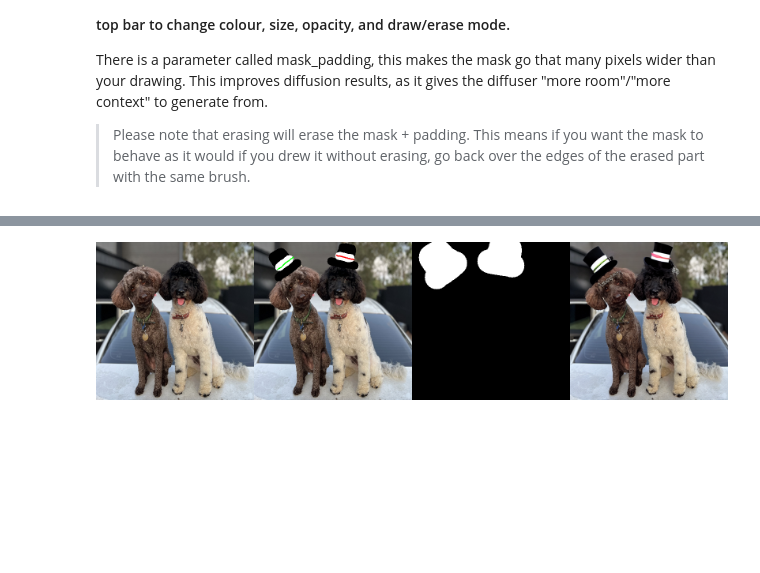
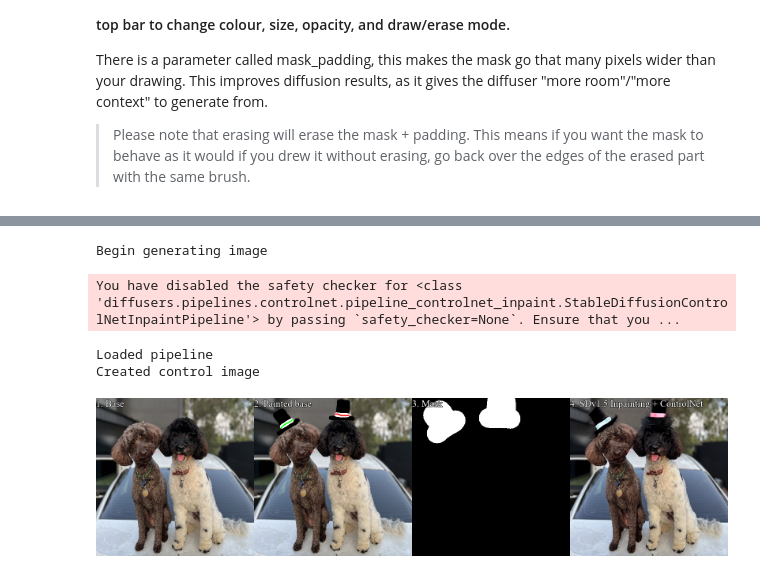
Before and after one commit to jasperchongcode/diffuser-painting, a Jupyter notebook: image_editor.ipynb, the cells around one changed output, grey strips where cells are left out. Cells and saved outputs as stored; diff of their text form; code cells hidden in the pictures; blank space fills up the shorter version.

```diff
--- a/image_editor.ipynb
+++ b/image_editor.ipynb
@@ -36,18 +35,23 @@ make_image_grid([window.get_base_pil(), img, mask], rows=1, cols=3)
 
 5. `upscaling_factor` is a trick I stumbled upon by accident (though I'm sure I'm not the first to use it), in which generating the inpainting at a higher resolution than the image generates *significantly* better results. I find this to be especially true for "harder" or more vague prompts (stuff the model is less likely to of trained on).
 # %%
-negative_prompt = "blurry, blended, deformed, missing eyes, cartoon"
 params = {
     "strength": 0.6,
-    "guidance_scale": 12.5,
+    "guidance_scale": 10,
     "num_inference_steps": 50,
-    "negative_prompt": negative_prompt
+    "negative_prompt": "blurry, blended, deformed, missing eyes, cartoon, floating"
 }
-prompt = "Top hat, fashionable, realistic, fabric"
+prompt = "Top hat, realistic, colored ribbon, velvet"
 upscaling_factor = 2 # Accidentally doubled the height and width while rendering and made results super good for abstract drawings
 # Can swap between generate_image and generate_image_controlnet if you want to use an additional controlnet to (hopefully) improve results
 imgo = generate_image_controlnet(mask, img, (size[0]*upscaling_factor, size[1]*upscaling_factor), prompt, params).resize(size)
+# Saving + rendering
 imgo.save("output.png")
-make_image_grid([window.get_base_pil(), window.get_base_painted_pil(), window.get_mask_pil(), imgo], rows=1, cols=4)
+labels = ["1. Base", "2. Painted base", "3. Mask", "4. SDv1.5 Inpainting + ControlNet"]
+make_image_row([window.get_base_pil(), window.get_base_painted_pil(), window.get_mask_pil(), imgo], labels)
 # %% [output]
+Begin generating image
+You have disabled the safety checker for <class 'diffusers.pipelines.controlnet.pipeline_controlnet_inpaint.StableDiffusionControlNetInpaintPipeline'> by passing `safety_checker=None`. Ensure that you ...
+Loaded pipeline
+Created control image
-[figure, old version]
+[figure, new version]
```
Also changed, not shown: parts of 3 cells of this notebook, 3 other files.
